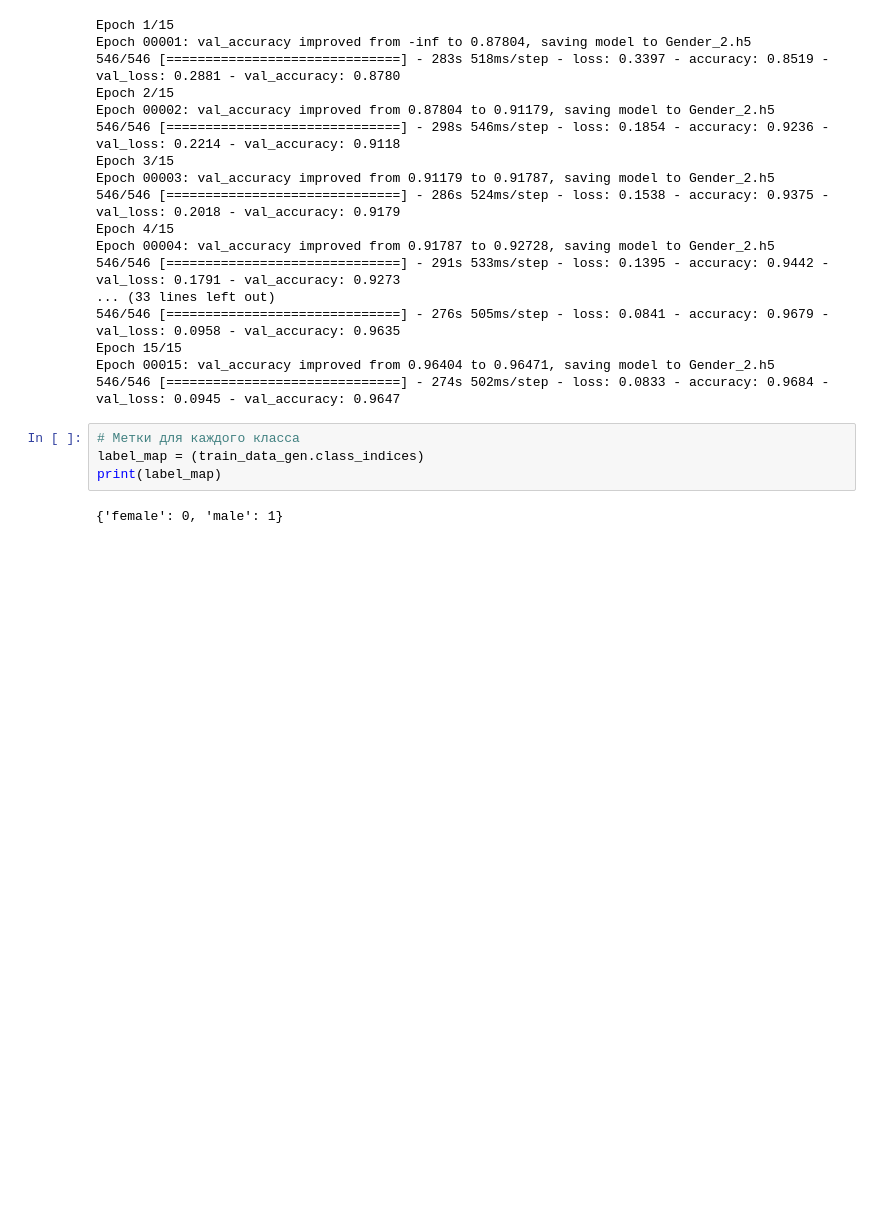
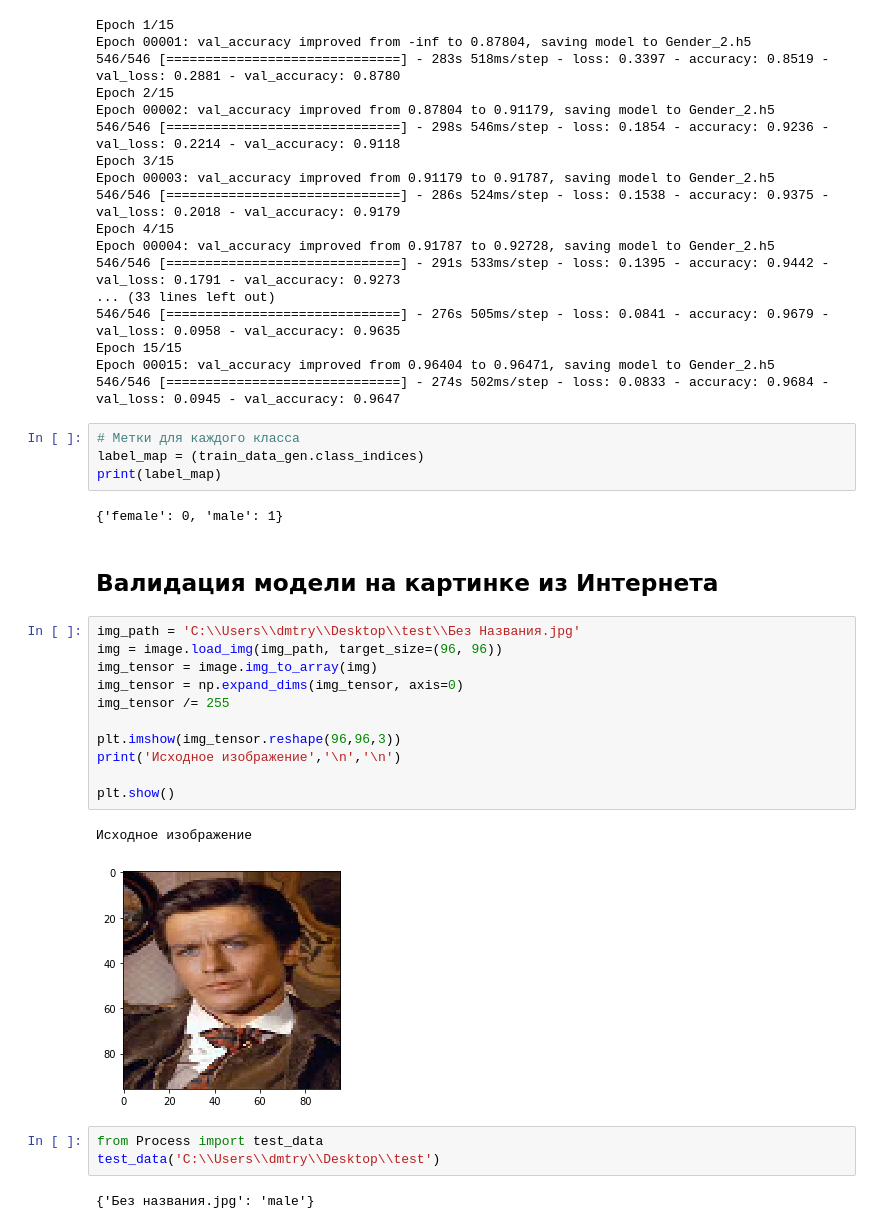
Before and after one commit to dmtryzarubin/NtechLab, a Jupyter notebook: 2/NeuralNetTrain.ipynb, the cells around one changed output. Cells and saved outputs as stored; diff of their text form; blank space fills up the shorter version.

```diff
--- a/2/NeuralNetTrain.ipynb
+++ b/2/NeuralNetTrain.ipynb
@@ -243,3 +243,24 @@ label_map = (train_data_gen.class_indices)
 print(label_map)
 # %% [output]
 {'female': 0, 'male': 1}
+# %% [markdown]
+## Валидация модели на картинке из Интернета
+# %%
+img_path = 'C:\\Users\\dmtry\\Desktop\\test\\Без Названия.jpg'
+img = image.load_img(img_path, target_size=(96, 96))
+img_tensor = image.img_to_array(img)
+img_tensor = np.expand_dims(img_tensor, axis=0)
+img_tensor /= 255
+
+plt.imshow(img_tensor.reshape(96,96,3))
+print('Исходное изображение','\n','\n')
+
+plt.show()
+# %% [output]
+Исходное изображение
+[figure, added]
+# %%
+from Process import test_data
+test_data('C:\\Users\\dmtry\\Desktop\\test')
+# %% [output]
+{'Без названия.jpg': 'male'}
```
Also changed, not shown: 2 other files.
